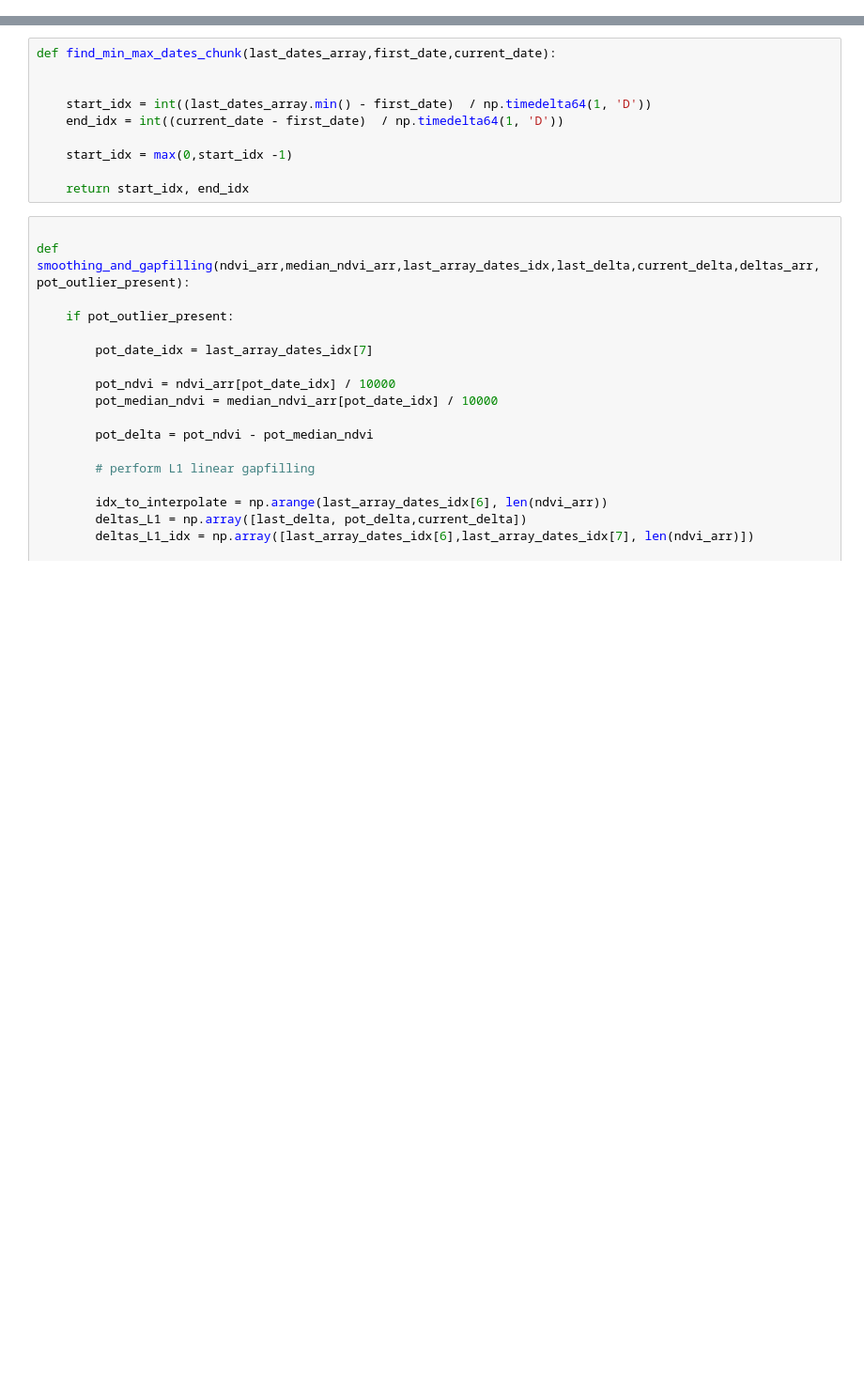
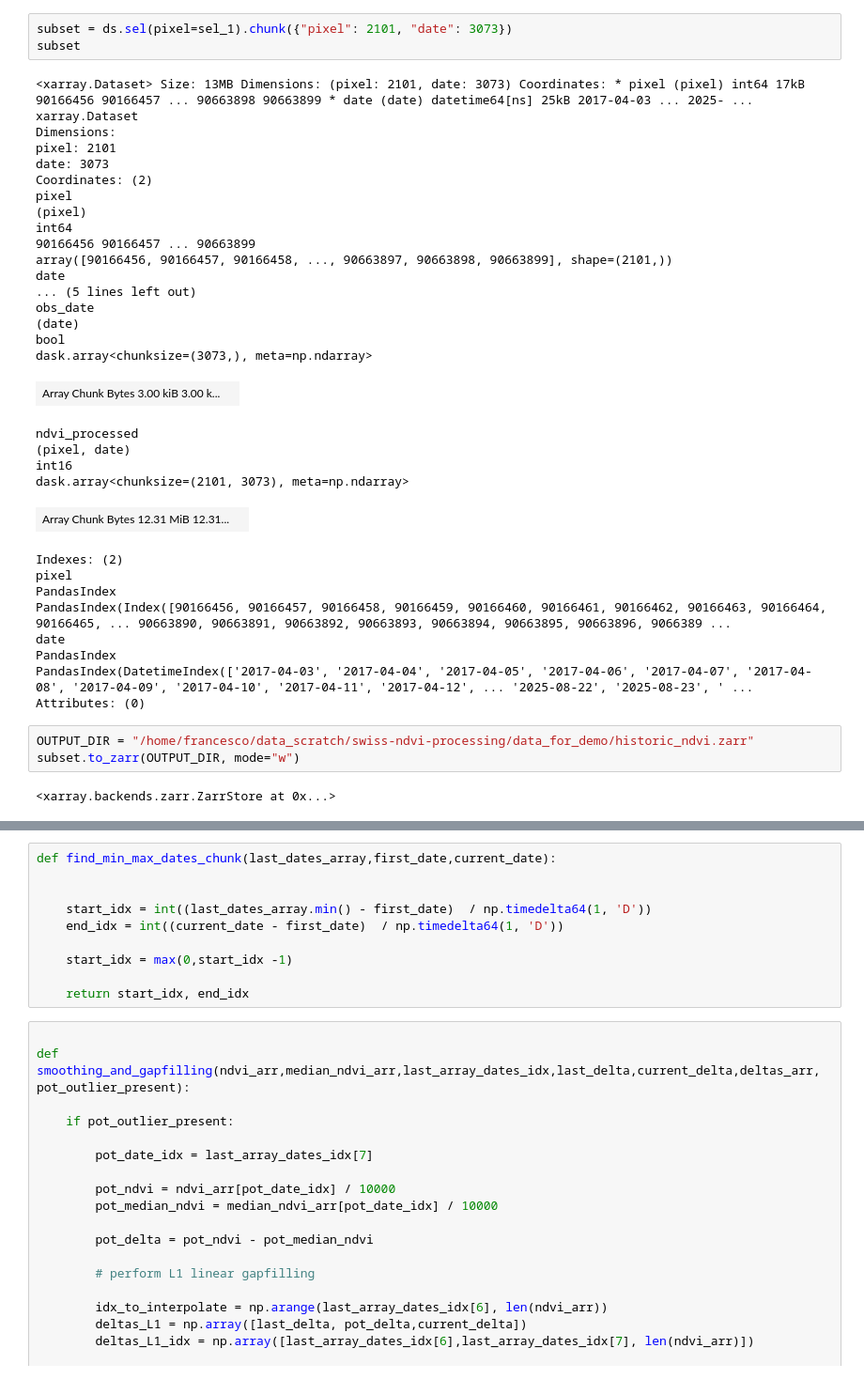
Before and after one commit to geco-bern/swiss-ndvi-processing, a Jupyter notebook: workflow_implementation/prova copy.ipynb, the cells around one changed output, grey strips where cells are left out. Shown at 94% size. Drawn from its saved outputs; the diff is of its cells as text; blank space fills up the shorter version.

```diff
--- a/workflow_implementation/prova copy.ipynb
+++ b/workflow_implementation/prova copy.ipynb
@@ -76,0 +98,40 @@ Attributes: (0)
+# %%
+subset = ds.sel(pixel=sel_1).chunk({"pixel": 2101, "date": 3073})
+subset
+# %% [output]
+<xarray.Dataset> Size: 13MB Dimensions: (pixel: 2101, date: 3073) Coordinates: * pixel (pixel) int64 17kB 90166456 90166457 ... 90663898 90663899 * date (date) datetime64[ns] 25kB 2017-04-03 ... 2025- ...
+xarray.Dataset
+Dimensions:
+pixel: 2101
+date: 3073
+Coordinates: (2)
+pixel
+(pixel)
+int64
+90166456 90166457 ... 90663899
+array([90166456, 90166457, 90166458, ..., 90663897, 90663898, 90663899], shape=(2101,))
+date
+... (5 lines left out)
+obs_date
+(date)
+bool
+dask.array<chunksize=(3073,), meta=np.ndarray>
+| Array Chunk Bytes 3.00 kiB 3.00 k... |  |
+ndvi_processed
+(pixel, date)
+int16
+dask.array<chunksize=(2101, 3073), meta=np.ndarray>
+| Array Chunk Bytes 12.31 MiB 12.31... |  |
+Indexes: (2)
+pixel
+PandasIndex
+PandasIndex(Index([90166456, 90166457, 90166458, 90166459, 90166460, 90166461, 90166462, 90166463, 90166464, 90166465, ... 90663890, 90663891, 90663892, 90663893, 90663894, 90663895, 90663896, 9066389 ...
+date
+PandasIndex
+PandasIndex(DatetimeIndex(['2017-04-03', '2017-04-04', '2017-04-05', '2017-04-06', '2017-04-07', '2017-04-08', '2017-04-09', '2017-04-10', '2017-04-11', '2017-04-12', ... '2025-08-22', '2025-08-23', ' ...
+Attributes: (0)
+# %%
+OUTPUT_DIR = "/home/francesco/data_scratch/swiss-ndvi-processing/data_for_demo/historic_ndvi.zarr"
+subset.to_zarr(OUTPUT_DIR, mode="w")
+# %% [output]
+<xarray.backends.zarr.ZarrStore at 0x...>
```
Also changed, not shown: parts of 7 cells of this notebook, 22 other files.
